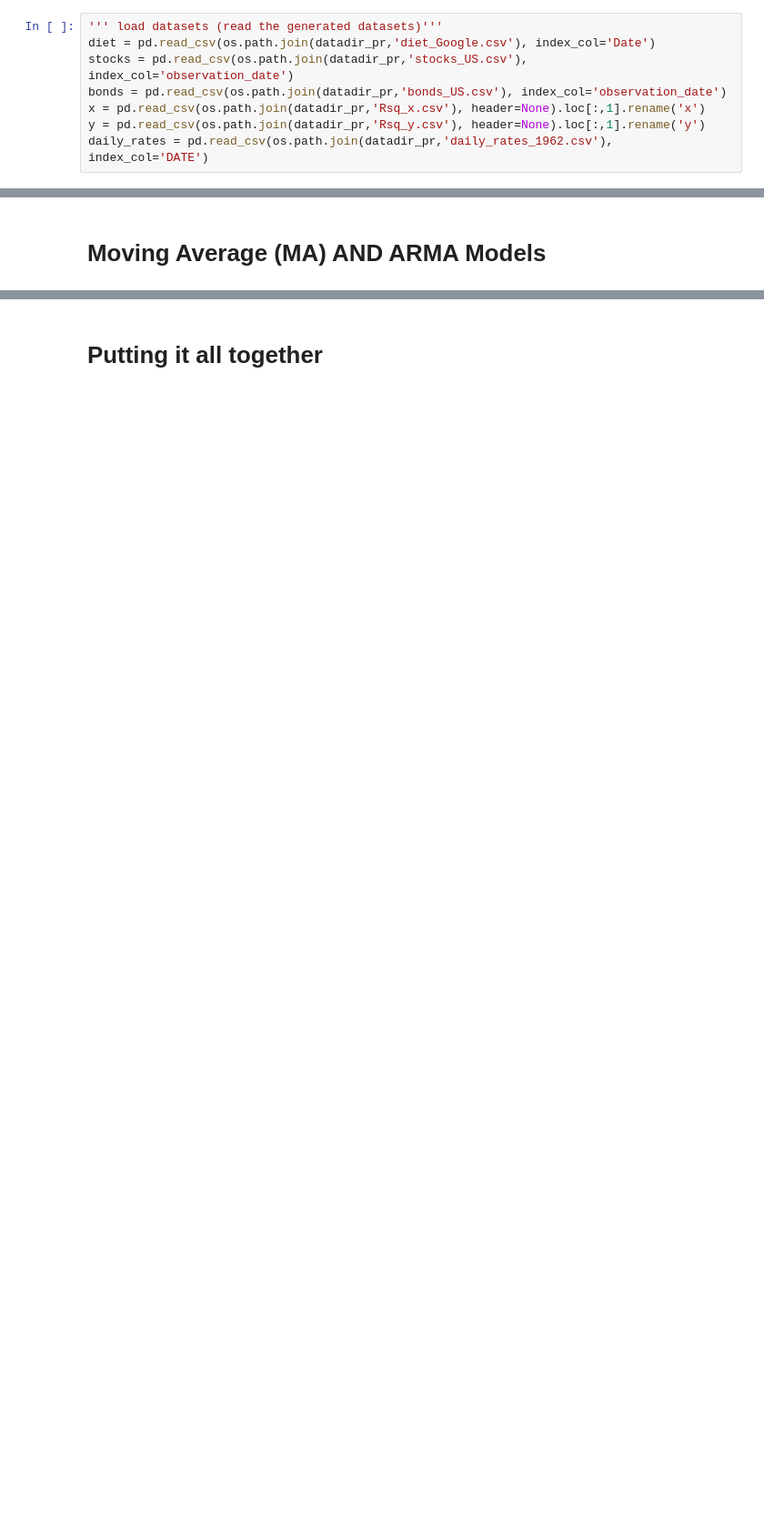
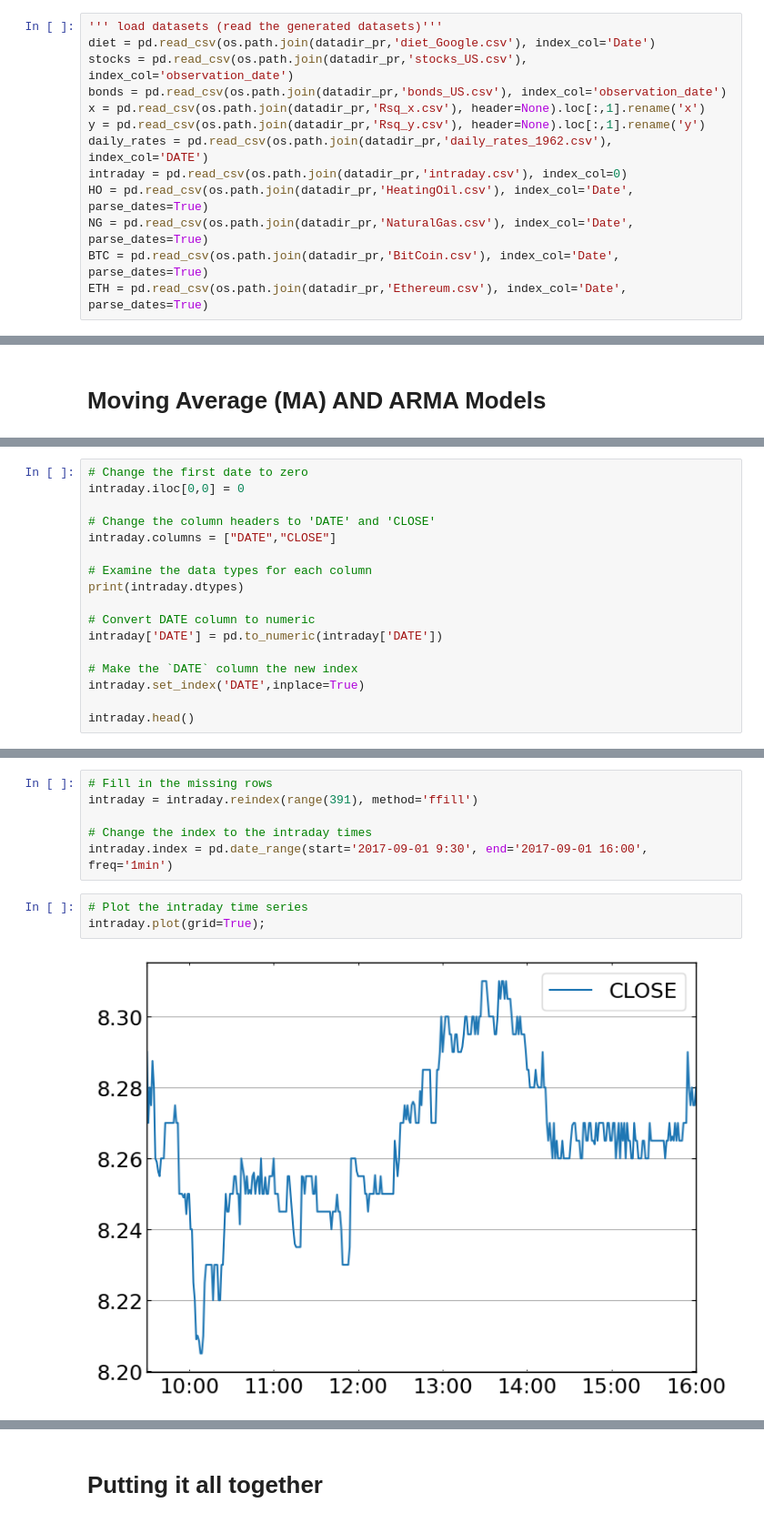
Before and after one commit to astrodoo/Springboard, a Jupyter notebook: datacamp/notebook/Unit14.6_Time_Series_Analysis.ipynb, the cells around one changed output, grey strips where cells are left out. Shown at 91% size. Saved outputs shown, nothing was run; the diff lists cells and outputs as text; blank space fills up the shorter version.

```diff
--- a/datacamp/notebook/Unit14.6_Time_Series_Analysis.ipynb
+++ b/datacamp/notebook/Unit14.6_Time_Series_Analysis.ipynb
@@ -37,3 +38,8 @@ bonds = pd.read_csv(os.path.join(datadir_pr,'bonds_US.csv'), index_col='observat
 x = pd.read_csv(os.path.join(datadir_pr,'Rsq_x.csv'), header=None).loc[:,1].rename('x')
 y = pd.read_csv(os.path.join(datadir_pr,'Rsq_y.csv'), header=None).loc[:,1].rename('y')
 daily_rates = pd.read_csv(os.path.join(datadir_pr,'daily_rates_1962.csv'), index_col='DATE')
+intraday = pd.read_csv(os.path.join(datadir_pr,'intraday.csv'), index_col=0)
+HO = pd.read_csv(os.path.join(datadir_pr,'HeatingOil.csv'), index_col='Date', parse_dates=True)
+NG = pd.read_csv(os.path.join(datadir_pr,'NaturalGas.csv'), index_col='Date', parse_dates=True)
+BTC = pd.read_csv(os.path.join(datadir_pr,'BitCoin.csv'), index_col='Date', parse_dates=True)
+ETH = pd.read_csv(os.path.join(datadir_pr,'Ethereum.csv'), index_col='Date', parse_dates=True)
@@ -757,0 +798,17 @@ ax.set_ylabel('Bayesian Information Criterion');
+# %%
+# Change the first date to zero
+intraday.iloc[0,0] = 0
+
+# Change the column headers to 'DATE' and 'CLOSE'
+intraday.columns = ["DATE","CLOSE"]
+
+# Examine the data types for each column
+print(intraday.dtypes)
+
+# Convert DATE column to numeric
+intraday['DATE'] = pd.to_numeric(intraday['DATE'])
+
+# Make the `DATE` column the new index
+intraday.set_index('DATE',inplace=True)
+
+intraday.head()
@@ -757,0 +851,11 @@ ax.set_ylabel('Bayesian Information Criterion');
+# %%
+# Fill in the missing rows
+intraday = intraday.reindex(range(391), method='ffill')
+
+# Change the index to the intraday times
+intraday.index = pd.date_range(start='2017-09-01 9:30', end='2017-09-01 16:00', freq='1min')
+# %%
+# Plot the intraday time series
+intraday.plot(grid=True);
+# %% [output]
+[figure, added]
```
Also changed, not shown: parts of 56 cells of this notebook, 15 other files.
